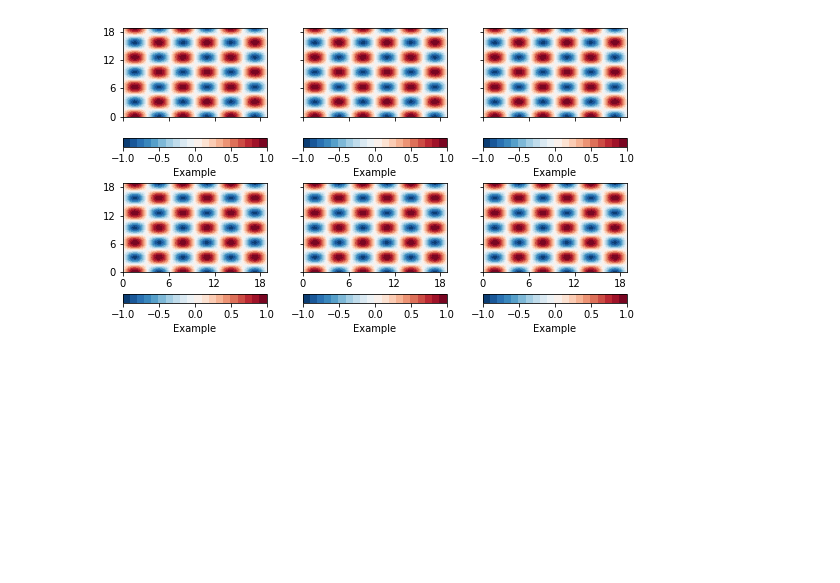
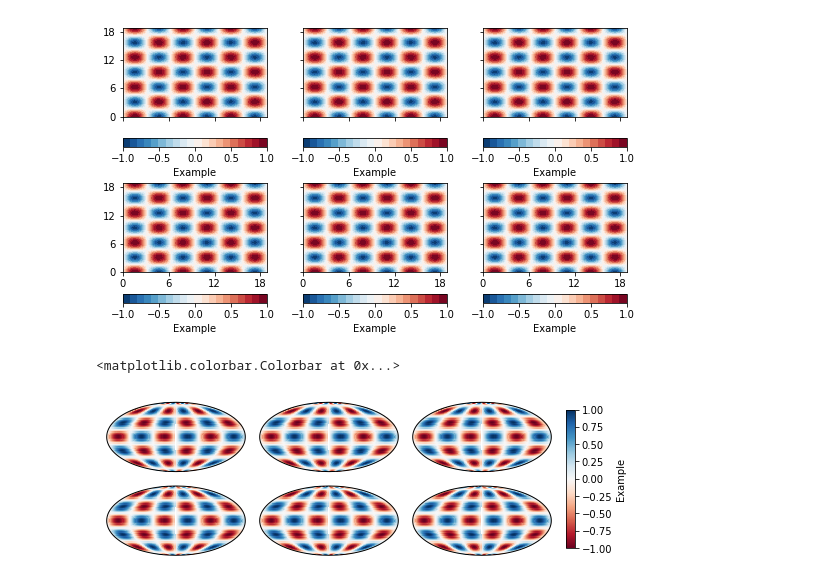
Before and after one commit to spencerkclark/faceted, a Jupyter notebook: facets/examples/examples.ipynb, the cells around one changed output. Saved outputs shown, nothing was run; the diff lists cells and outputs as text; code cells hidden in the pictures; blank space fills up the shorter version.

Commit message:
Add cartopy examples to README.md

```diff
--- a/facets/examples/examples.ipynb
+++ b/facets/examples/examples.ipynb
@@ -85,3 +86,26 @@ for ax, cax in zip(axes, caxes):
                  ticks=np.arange(-1., 1.01, 0.5))
 # %% [output]
 [figure]
+# %%
+fig, axes, cax = facets(
+    2, 3, width=8., aspect=0.5,
+    internal_pad=0.2, top_pad=0.5,
+    bottom_pad=0.5, left_pad=0.5, right_pad=1., cbar_mode='single',
+    cbar_pad=0.2, cbar_short_side_pad=0.1, cbar_location='right',
+    axes_kwargs={'projection': ccrs.Mollweide()})
+
+x = np.linspace(0., 360., 128, endpoint=False)
+y = np.linspace(-89.9, 89.9, 64, endpoint=True)
+xg, yg = np.meshgrid(x, y)
+z = np.sin(6. * np.pi * xg / 360.) * np.cos(6. * np.pi * yg / 180.)
+levels = np.arange(-1., 1.05, 0.1)
+
+for ax in axes:
+    c = ax.pcolormesh(x, y, z, vmin=-1., vmax=1., cmap='RdBu', transform=ccrs.PlateCarree())
+    ax.set_global()
+    ax.coastlines()
+
+plt.colorbar(c, cax=cax, label='Example')
+# %% [output]
+<matplotlib.colorbar.Colorbar at 0x...>
+[figure, added]
```
Also changed, not shown: parts of 2 cells of this notebook, 3 other files.
